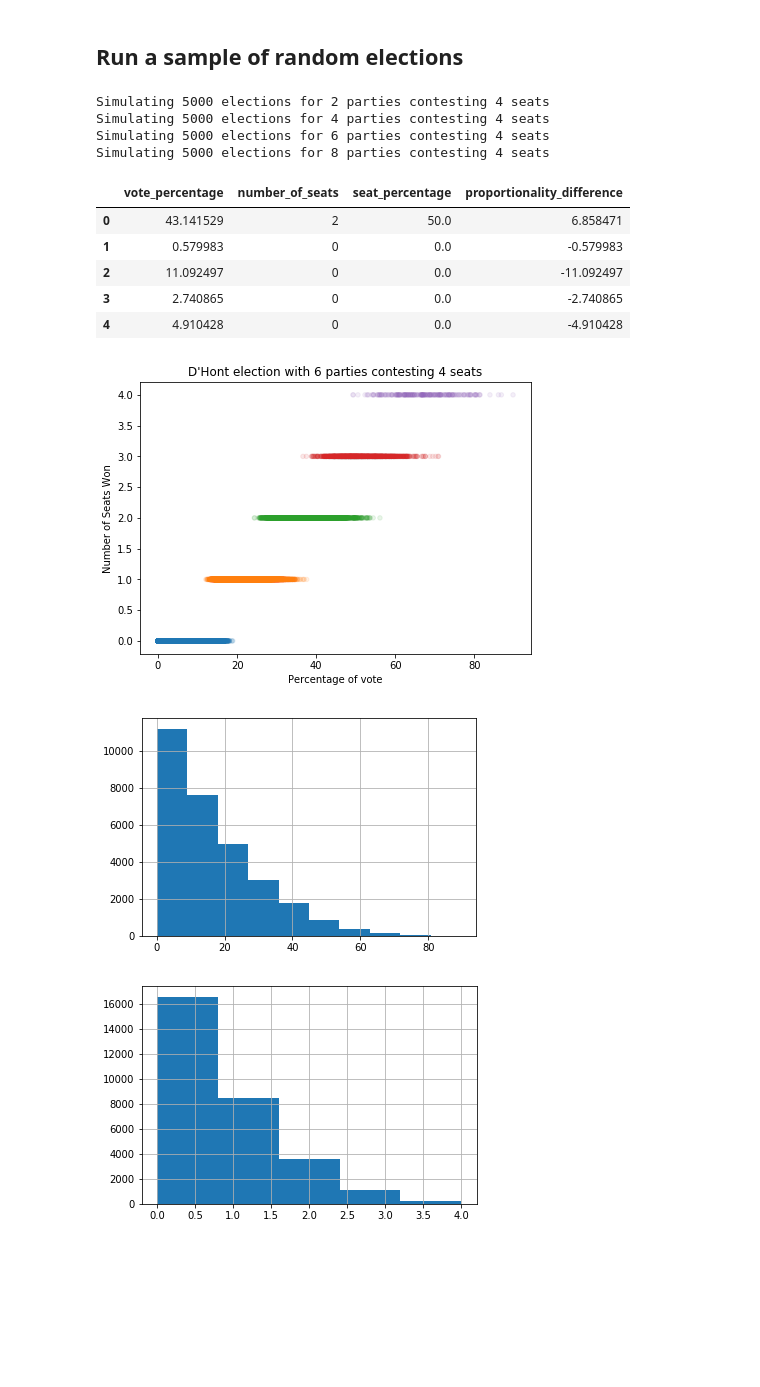
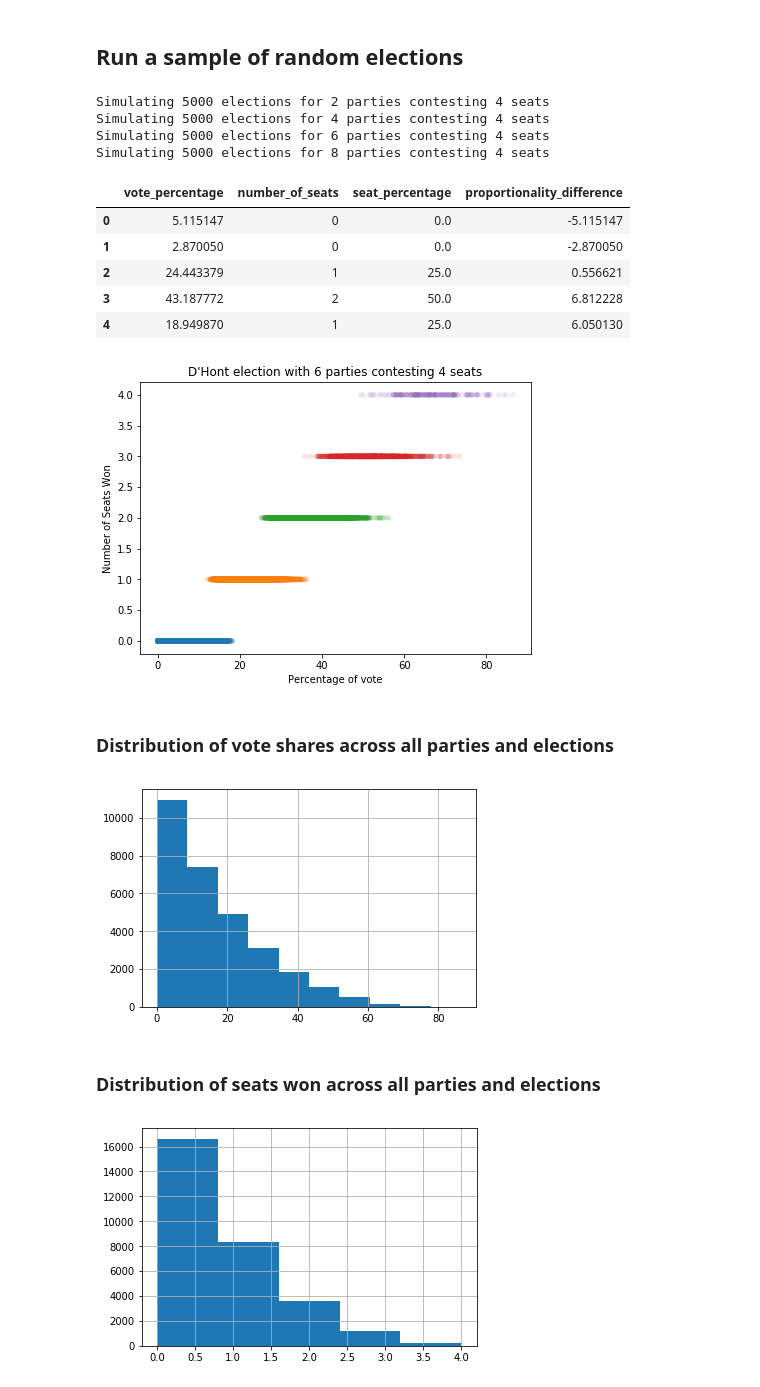
Before and after one commit to MarkNOakden/dhont, a Jupyter notebook: DHont Voting System.ipynb, the cells around one changed output. Saved outputs shown, nothing was run; the diff lists cells and outputs as text; code cells hidden in the pictures; blank space fills up the shorter version.

```diff
--- a/DHont Voting System.ipynb
+++ b/DHont Voting System.ipynb
@@ -178,39 +178,42 @@ Party 3 wins 0 seats
 n_parties = 6
 n_seats = 4
 
 n_elections = 5000
 
 def mk_sample_df(n_parties=n_parties, n_seats=n_seats, n_elections=n_elections):
     l = []
 
     for _ in range(n_elections):
         l += list(zip(*run_dhont(n_seats, n_parties, debug=False)))
 
     df = pd.DataFrame(l, columns=['vote_percentage', 'number_of_seats'])
     df['seat_percentage'] = 100.0 * df['number_of_seats'] / n_seats
     df['proportionality_difference'] = df['seat_percentage'] - df['vote_percentage']
     return df
 
 # generate a few datasets for different numbers of parties
+
+party_numbers = list(range(n_parties - 4, n_parties + 3, 2))
+
 dfs = {}
-for n_p in range(n_parties - 4, n_parties + 3, 2):
+for n_p in party_numbers:
     print(f'Simulating {n_elections} elections for {n_p} parties contesting {n_seats} seats')
     dfs[n_p] = mk_sample_df(n_parties=n_p)
 
 # pick one dataframe for the main plots
 df = dfs[n_parties]
 df.head()
 # %% [output]
 Simulating 5000 elections for 2 parties contesting 4 seats
 Simulating 5000 elections for 4 parties contesting 4 seats
 Simulating 5000 elections for 6 parties contesting 4 seats
 Simulating 5000 elections for 8 parties contesting 4 seats
 |  | vote_percentage | number_of_seats | seat_percentage | proportionality_difference |
-| 0 | 43.141529 | 2 | 50.0 | 6.858471 |
-| 1 | 0.579983 | 0 | 0.0 | -0.579983 |
-| 2 | 11.092497 | 0 | 0.0 | -11.092497 |
-| 3 | 2.740865 | 0 | 0.0 | -2.740865 |
-| 4 | 4.910428 | 0 | 0.0 | -4.910428 |
+| 0 | 5.115147 | 0 | 0.0 | -5.115147 |
+| 1 | 2.870050 | 0 | 0.0 | -2.870050 |
+| 2 | 24.443379 | 1 | 25.0 | 0.556621 |
+| 3 | 43.187772 | 2 | 50.0 | 6.812228 |
+| 4 | 18.949870 | 1 | 25.0 | 6.050130 |
 # %%
 fig, ax = plt.subplots(figsize=(7,5))
 df.plot(kind='scatter', x='vote_percentage', y='number_of_seats', color=df['number_of_seats'].apply(lambda x: f'C{x}'), alpha=0.1, ax=ax)
@@ -219,11 +222,15 @@ ax.set_ylabel('Number of Seats Won')
 ax.set_xlabel('Percentage of vote')
 plt.savefig(f'dhont_scatter_{n_parties}_parties_{n_seats}_seats.png')
 # %% [output]
-[figure, old version]
+[figure, new version]
+# %% [markdown]
+### Distribution of vote shares across all parties and elections
 # %%
 df.vote_percentage.hist();
 # %% [output]
-[figure, old version]
+[figure, new version]
+# %% [markdown]
+### Distribution of seats won across all parties and elections
 # %%
 df.number_of_seats.hist(bins=n_seats+1);
 # %% [output]
```
Also changed, not shown: parts of 8 cells of this notebook, 7 other files.
